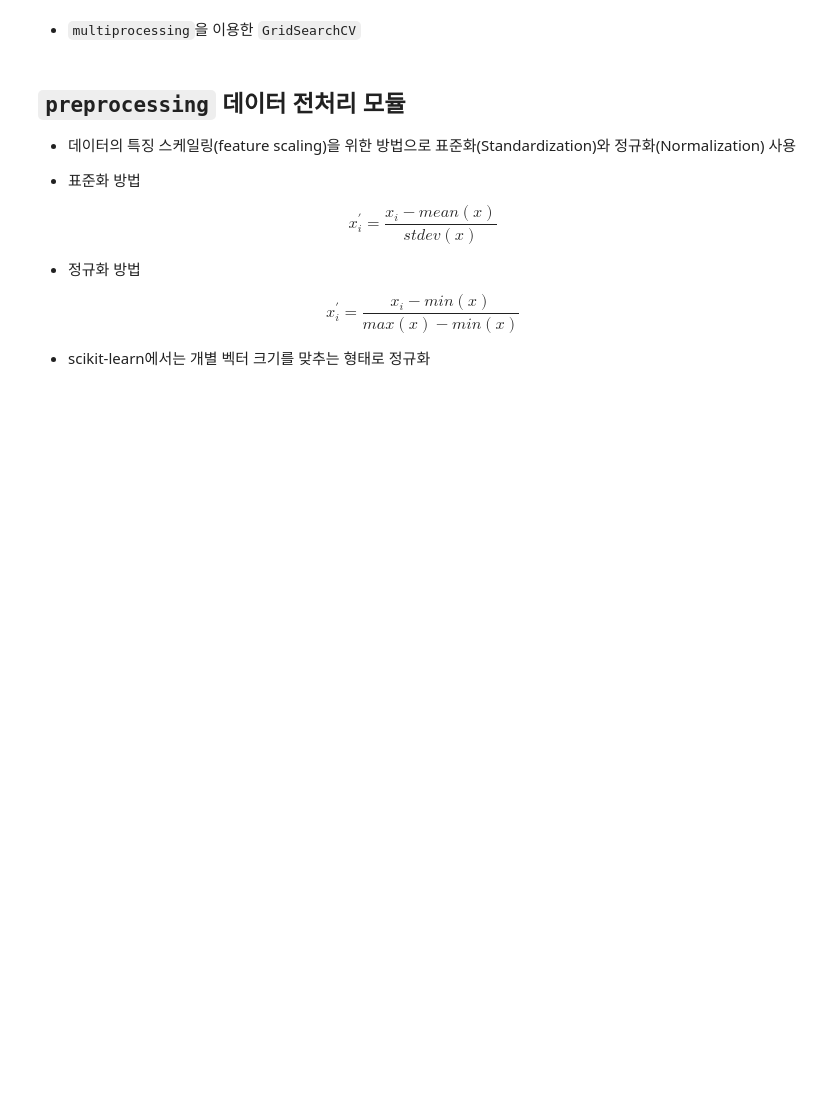
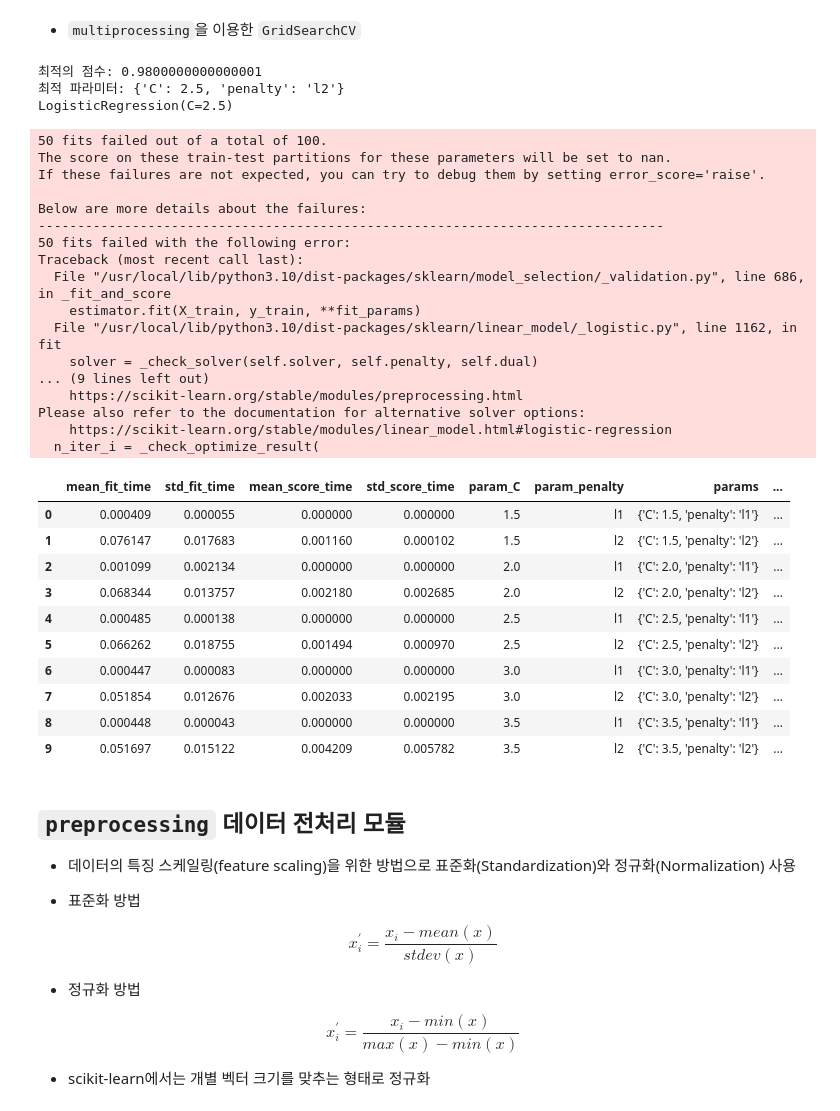
Before and after one commit to PSLeon24/LearnAI, a Jupyter notebook: 사이킷런(scikit_learn)_연습.ipynb, the cells around one changed output. Cells and saved outputs as stored; diff of their text form; code cells hidden in the pictures; blank space fills up the shorter version.

Commit message:
~ GridSearchCV

```diff
--- a/사이킷런(scikit_learn)_연습.ipynb
+++ b/사이킷런(scikit_learn)_연습.ipynb
@@ -196,5 +333,57 @@ plt.plot(xfit, yfit, '--r')
 # %% [markdown]
 * `multiprocessing`을 이용한 `GridSearchCV`
+# %%
+import multiprocessing
+from sklearn.datasets import load_iris
+from sklearn.linear_model import LogisticRegression
+
+iris = load_iris()
+
+param_grid = [ {
+        'penalty': ['l1', 'l2'],
+        'C': [1.5, 2.0, 2.5, 3.0, 3.5] } ]
+
+gs = GridSearchCV(estimator = LogisticRegression(), param_grid=param_grid,
+                  scoring='accuracy', cv=10, n_jobs=multiprocessing.cpu_count())
+
+result = gs.fit(iris.data, iris.target)
+
+print(f'최적의 점수: {result.best_score_}')
+print(f'최적 파라미터: {result.best_params_}')
+print(gs.best_estimator_)
+pd.DataFrame(result.cv_results_)
+# %% [output]
+최적의 점수: 0.9800000000000001
+최적 파라미터: {'C': 2.5, 'penalty': 'l2'}
+LogisticRegression(C=2.5)
+50 fits failed out of a total of 100.
+The score on these train-test partitions for these parameters will be set to nan.
+If these failures are not expected, you can try to debug them by setting error_score='raise'.
+
+Below are more details about the failures:
+--------------------------------------------------------------------------------
+50 fits failed with the following error:
+Traceback (most recent call last):
+  File "/usr/local/lib/python3.10/dist-packages/sklearn/model_selection/_validation.py", line 686, in _fit_and_score
+    estimator.fit(X_train, y_train, **fit_params)
+  File "/usr/local/lib/python3.10/dist-packages/sklearn/linear_model/_logistic.py", line 1162, in fit
+    solver = _check_solver(self.solver, self.penalty, self.dual)
+... (9 lines left out)
+    https://scikit-learn.org/stable/modules/preprocessing.html
+Please also refer to the documentation for alternative solver options:
+    https://scikit-learn.org/stable/modules/linear_model.html#logistic-regression
+  n_iter_i = _check_optimize_result(
+|  | mean_fit_time | std_fit_time | mean_score_time | std_score_time | param_C | param_penalty | params | ... |
+| 0 | 0.000409 | 0.000055 | 0.000000 | 0.000000 | 1.5 | l1 | {'C': 1.5, 'penalty': 'l1'} | ... |
+| 1 | 0.076147 | 0.017683 | 0.001160 | 0.000102 | 1.5 | l2 | {'C': 1.5, 'penalty': 'l2'} | ... |
+| 2 | 0.001099 | 0.002134 | 0.000000 | 0.000000 | 2.0 | l1 | {'C': 2.0, 'penalty': 'l1'} | ... |
+| 3 | 0.068344 | 0.013757 | 0.002180 | 0.002685 | 2.0 | l2 | {'C': 2.0, 'penalty': 'l2'} | ... |
+| 4 | 0.000485 | 0.000138 | 0.000000 | 0.000000 | 2.5 | l1 | {'C': 2.5, 'penalty': 'l1'} | ... |
+| 5 | 0.066262 | 0.018755 | 0.001494 | 0.000970 | 2.5 | l2 | {'C': 2.5, 'penalty': 'l2'} | ... |
+| 6 | 0.000447 | 0.000083 | 0.000000 | 0.000000 | 3.0 | l1 | {'C': 3.0, 'penalty': 'l1'} | ... |
+| 7 | 0.051854 | 0.012676 | 0.002033 | 0.002195 | 3.0 | l2 | {'C': 3.0, 'penalty': 'l2'} | ... |
+| 8 | 0.000448 | 0.000043 | 0.000000 | 0.000000 | 3.5 | l1 | {'C': 3.5, 'penalty': 'l1'} | ... |
+| 9 | 0.051697 | 0.015122 | 0.004209 | 0.005782 | 3.5 | l2 | {'C': 3.5, 'penalty': 'l2'} | ... |
 # %% [markdown]
 ## `preprocessing` 데이터 전처리 모듈
 
```
Also changed, not shown: parts of 10 cells of this notebook.
